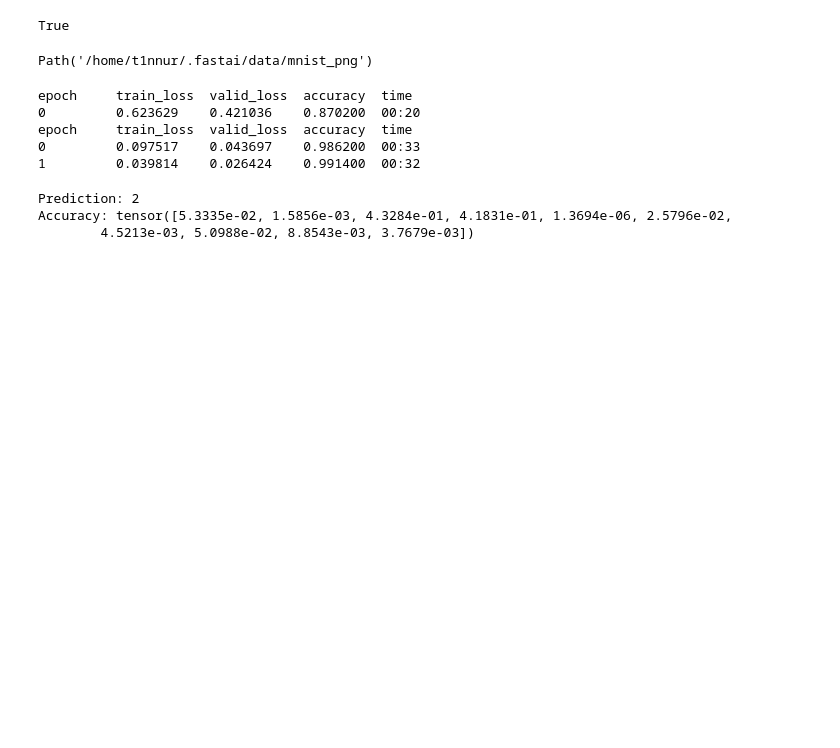
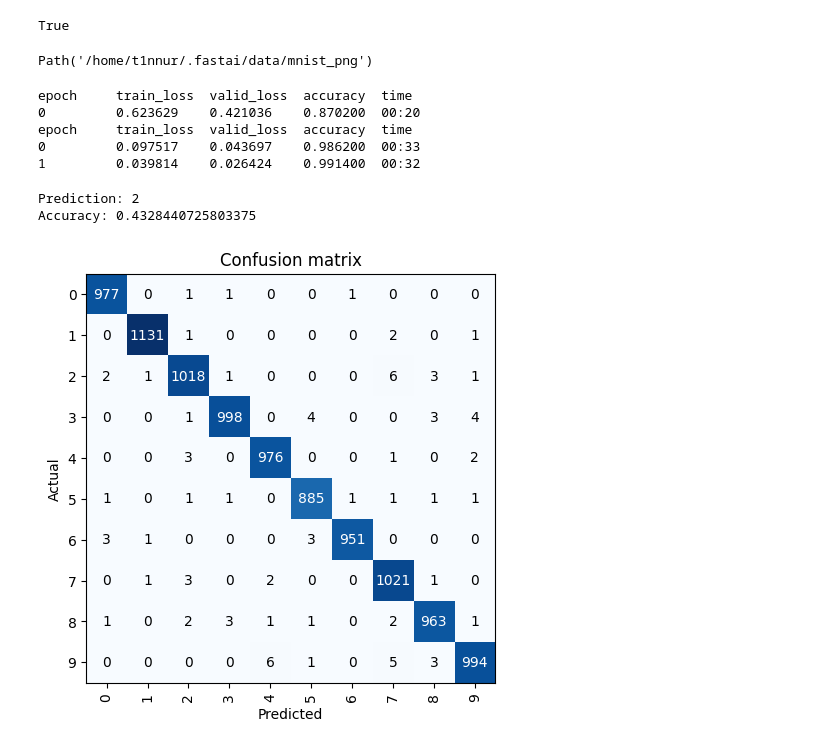
Before and after one commit to usmonaliyev99/ml-tutorials, a Jupyter notebook: 11.deep-learning/number-classification.ipynb, the cells around one changed output. Drawn from its saved outputs; the diff is of its cells as text; code cells hidden in the pictures; blank space fills up the shorter version.

Commit message:
feat: ClassificationInterpretation of fastai

```diff
--- a/11.deep-learning/number-classification.ipynb
+++ b/11.deep-learning/number-classification.ipynb
@@ -36,11 +36,17 @@ from fastai.vision.all import PILImage
 
 img = PILImage.create('/home/t1nnur/Pictures/2.jpg')
 
-prediction, _, accuracy = learner.predict(img)
+prediction, pred_id, accuracy = learner.predict(img)
 
 print(f"Prediction: {prediction}")
-print(f"Accuracy: {accuracy}")
+print(f"Accuracy: {accuracy[pred_id]}")
 # %% [output]
 Prediction: 2
-Accuracy: tensor([5.3335e-02, 1.5856e-03, 4.3284e-01, 4.1831e-01, 1.3694e-06, 2.5796e-02,
-        4.5213e-03, 5.0988e-02, 8.8543e-03, 3.7679e-03])
+Accuracy: 0.4328440725803375
+# %%
+from fastai.vision.all import ClassificationInterpretation
+
+interpretation = ClassificationInterpretation.from_learner(learner)
+interpretation.plot_confusion_matrix()
+# %% [output]
+[figure, added]
```
